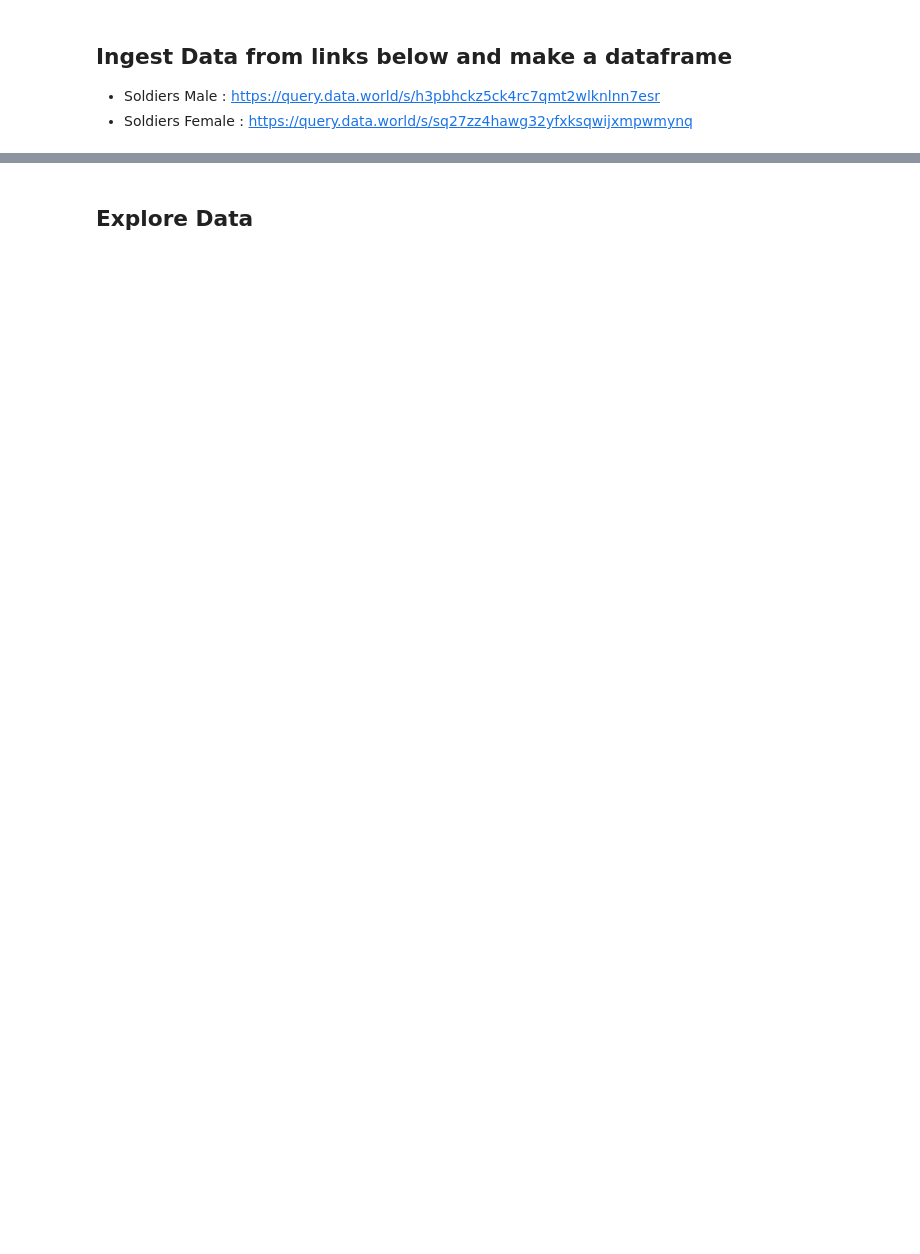
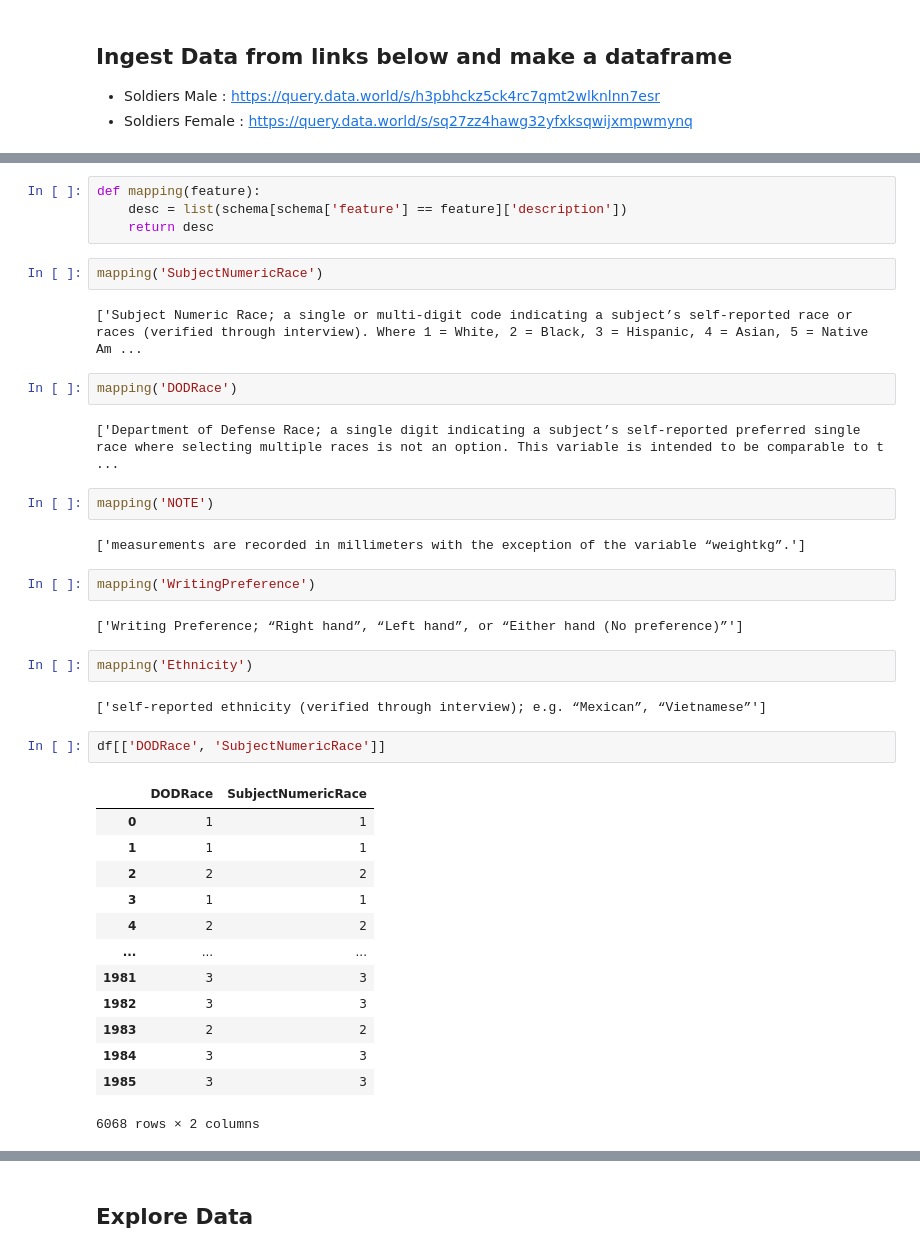
Before and after one commit to 0xArwa/soldier-race-prediction, a Jupyter notebook: Race Prediction/soldier_race_project_students.ipynb, the cells around one changed output, grey strips where cells are left out. Drawn from its saved outputs; the diff is of its cells as text; blank space fills up the shorter version.

Commit message:
schema and mapping

```diff
--- a/Race Prediction/soldier_race_project_students.ipynb
+++ b/Race Prediction/soldier_race_project_students.ipynb
@@ -77,0 +164,40 @@ Besides Numpy and Pandas, you need to import the necessary modules for data visu
+# %%
+def mapping(feature):
+    desc = list(schema[schema['feature'] == feature]['description'])
+    return desc
+# %%
+mapping('SubjectNumericRace')
+# %% [output]
+['Subject Numeric Race; a single or multi-digit code indicating a subject’s self-reported race or races (verified through interview). Where 1 = White, 2 = Black, 3 = Hispanic, 4 = Asian, 5 = Native Am ...
+# %%
+mapping('DODRace')
+# %% [output]
+['Department of Defense Race; a single digit indicating a subject’s self-reported preferred single race where selecting multiple races is not an option. This variable is intended to be comparable to t ...
+# %%
+mapping('NOTE')
+# %% [output]
+['measurements are recorded in millimeters with the exception of the variable “weightkg”.']
+# %%
+mapping('WritingPreference')
+# %% [output]
+['Writing Preference; “Right hand”, “Left hand”, or “Either hand (No preference)”']
+# %%
+mapping('Ethnicity')
+# %% [output]
+['self-reported ethnicity (verified through interview); e.g. “Mexican”, “Vietnamese”']
+# %%
+df[['DODRace', 'SubjectNumericRace']]
+# %% [output]
+|  | DODRace | SubjectNumericRace |
+| 0 | 1 | 1 |
+| 1 | 1 | 1 |
+| 2 | 2 | 2 |
+| 3 | 1 | 1 |
+| 4 | 2 | 2 |
+| ... | ... | ... |
+| 1981 | 3 | 3 |
+| 1982 | 3 | 3 |
+| 1983 | 2 | 2 |
+| 1984 | 3 | 3 |
+| 1985 | 3 | 3 |
+6068 rows × 2 columns
```
Also changed, not shown: parts of 15 cells of this notebook, 1 other file.
